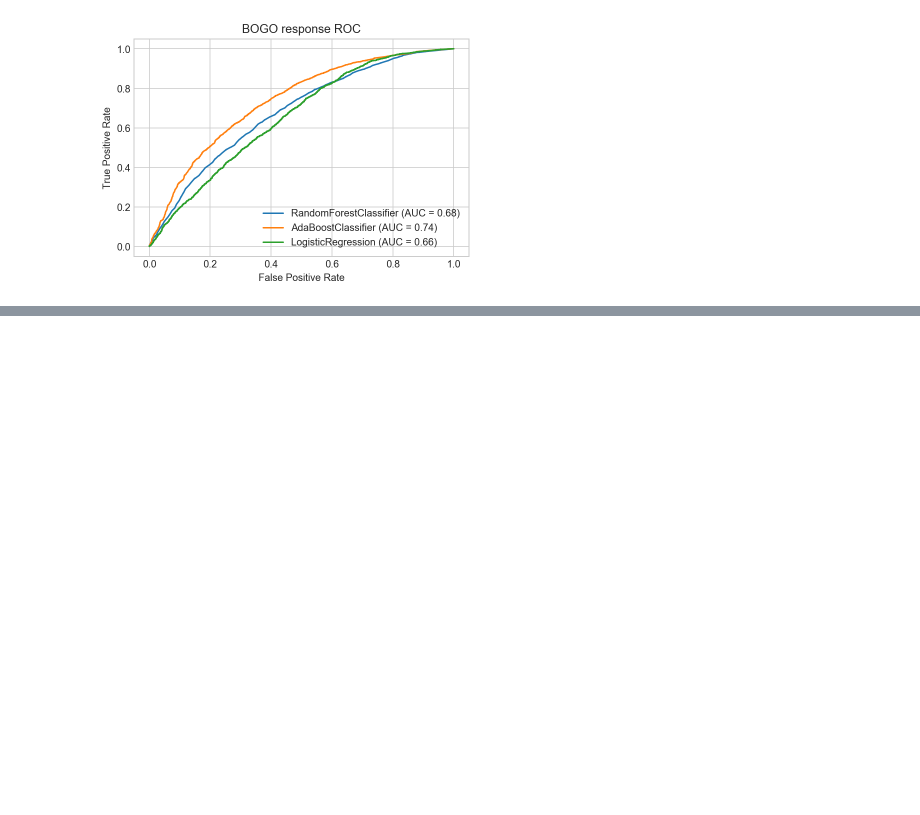
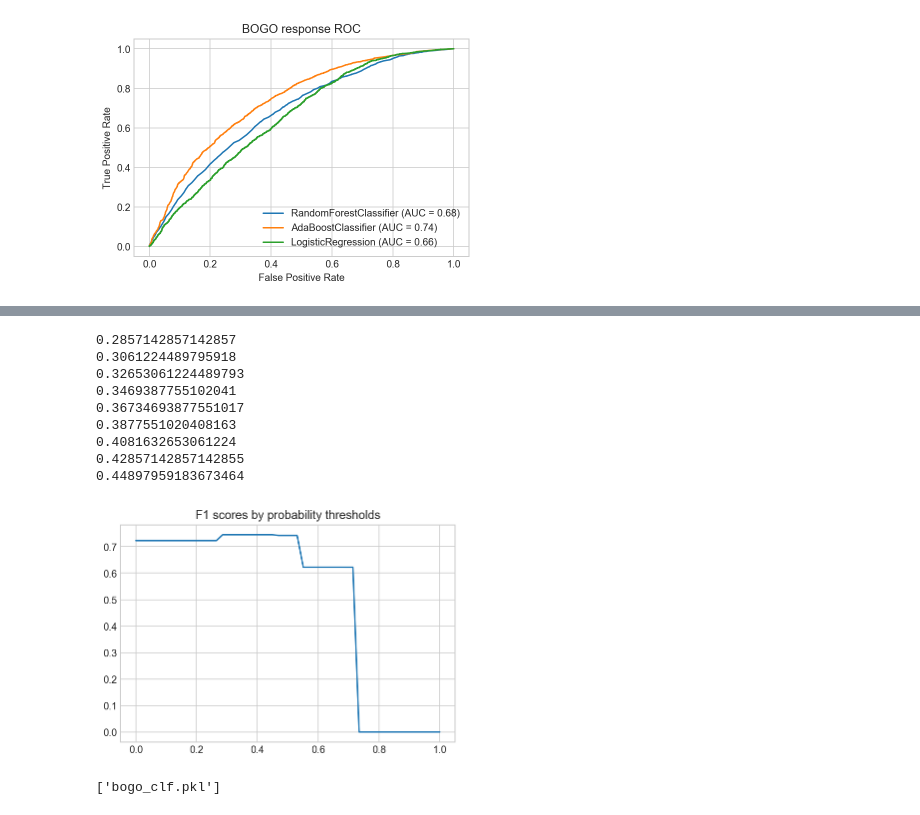
Before and after one commit to kevingao1136/Udacity_DataScience_Nanodegree, a Jupyter notebook: Starbucks_Capstone_Challenge/Starbucks_Capstone.ipynb, the cells around one changed output, grey strips where cells are left out. Drawn from its saved outputs; the diff is of its cells as text; code cells hidden in the pictures; blank space fills up the shorter version.

```diff
--- a/Starbucks_Capstone_Challenge/Starbucks_Capstone.ipynb
+++ b/Starbucks_Capstone_Challenge/Starbucks_Capstone.ipynb
@@ -313,0 +432,20 @@ plt.title('BOGO response ROC');
+# %%
+# The best threshold for predicting discount response is between 0.28 and 0.45 for this test data
+find_best_threshold(discount_cv, plot=True)
+# %% [output]
+0.2857142857142857
+0.3061224489795918
+0.32653061224489793
+0.3469387755102041
+0.36734693877551017
+0.3877551020408163
+0.4081632653061224
+0.42857142857142855
+0.44897959183673464
+[figure, added]
+# %%
+# Save the two models for classifying discount and bogo responses
+joblib.dump(discount_cv, 'discount_clf.pkl')
+joblib.dump(bogo_cv, 'bogo_clf.pkl')
+# %% [output]
+['bogo_clf.pkl']
```
Also changed, not shown: parts of 36 cells of this notebook, 2 other files.
